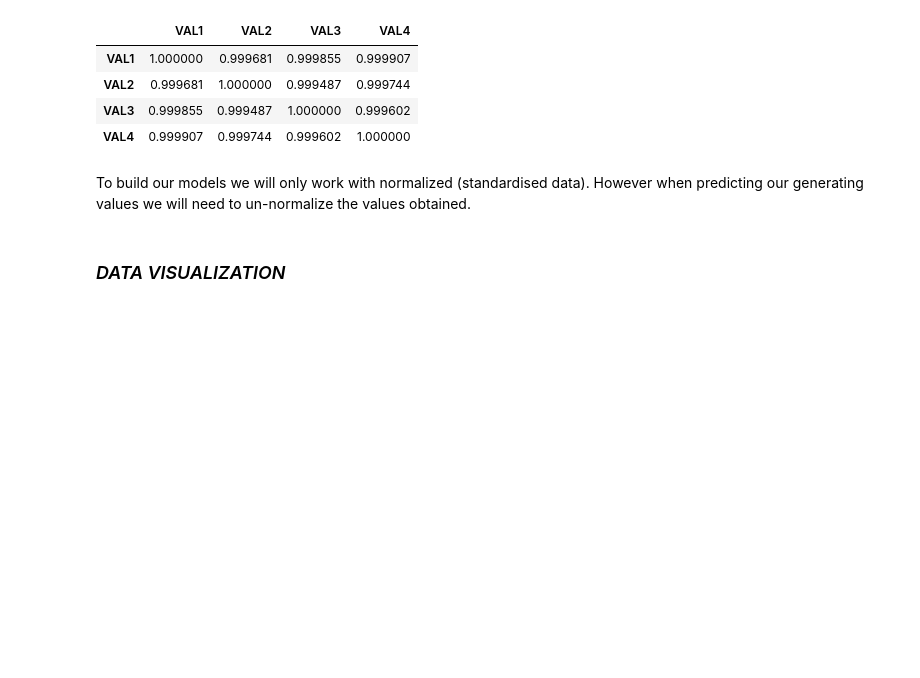
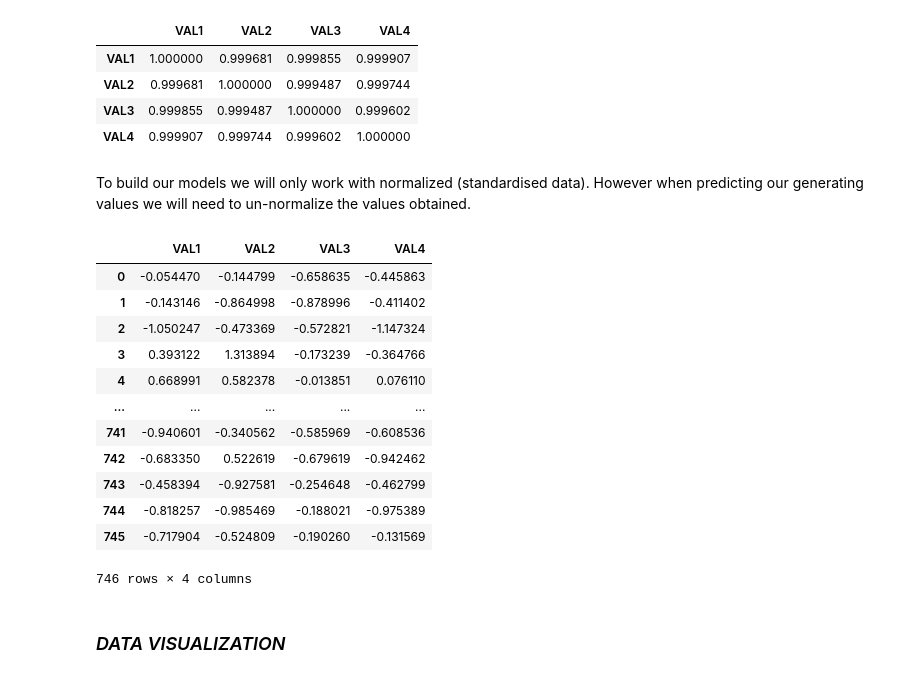
Before and after one commit to celine98/genhack, a Jupyter notebook: inferences.ipynb, the cells around one changed output. Cells and saved outputs as stored; diff of their text form; code cells hidden in the pictures; blank space fills up the shorter version.

```diff
--- a/inferences.ipynb
+++ b/inferences.ipynb
@@ -93,6 +93,21 @@ train_df.describe().iloc[[i for i in range(1,8)]].corr()
 To build our models we will only work with normalized (standardised data). However when predicting our generating values we will need to un-normalize the values obtained.
 # %%
 train_df_normalized = (train_df - train_df.mean()) / train_df.std()
+display(train_df_normalized)
+# %% [output]
+|  | VAL1 | VAL2 | VAL3 | VAL4 |
+| 0 | -0.054470 | -0.144799 | -0.658635 | -0.445863 |
+| 1 | -0.143146 | -0.864998 | -0.878996 | -0.411402 |
+| 2 | -1.050247 | -0.473369 | -0.572821 | -1.147324 |
+| 3 | 0.393122 | 1.313894 | -0.173239 | -0.364766 |
+| 4 | 0.668991 | 0.582378 | -0.013851 | 0.076110 |
+| ... | ... | ... | ... | ... |
+| 741 | -0.940601 | -0.340562 | -0.585969 | -0.608536 |
+| 742 | -0.683350 | 0.522619 | -0.679619 | -0.942462 |
+| 743 | -0.458394 | -0.927581 | -0.254648 | -0.462799 |
+| 744 | -0.818257 | -0.985469 | -0.188021 | -0.975389 |
+| 745 | -0.717904 | -0.524809 | -0.190260 | -0.131569 |
+746 rows × 4 columns
 # %% [markdown]
 ### *DATA VISUALIZATION*
 # %% [markdown]
```
Also changed, not shown: parts of 11 cells of this notebook.
